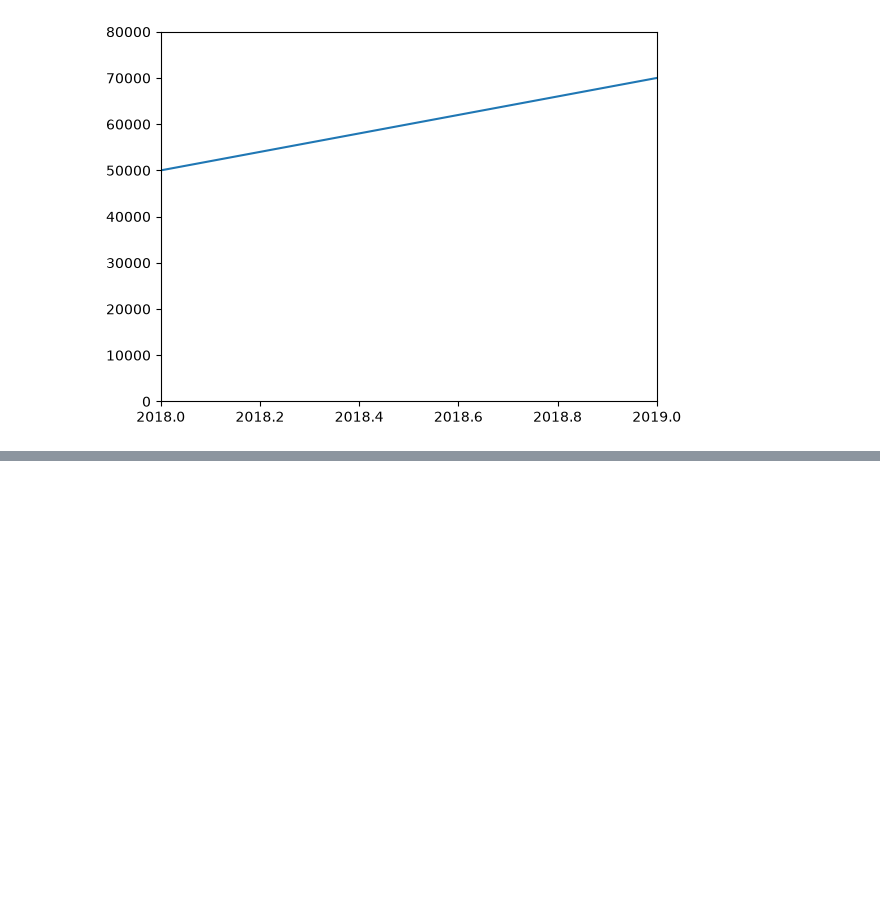
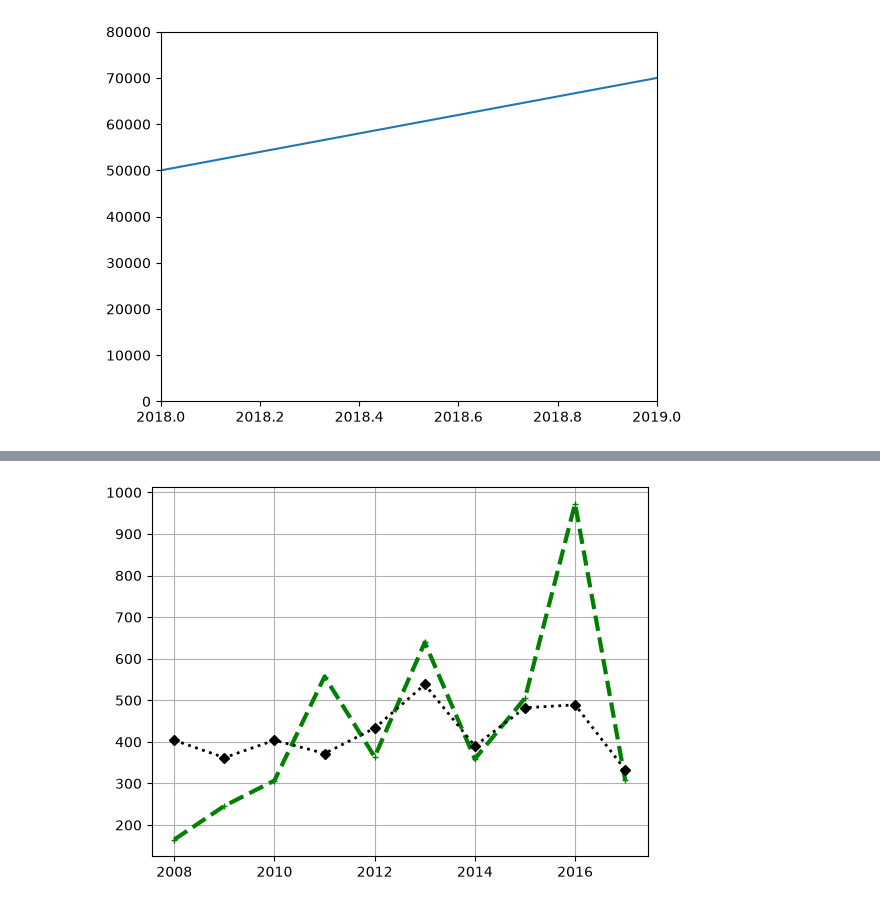
Before and after one commit to MahamFatima01713/Matplotlib_Mastery, a Jupyter notebook: Matplotlib.ipynb, the cells around one changed output, grey strips where cells are left out. Saved outputs shown, nothing was run; the diff lists cells and outputs as text; code cells hidden in the pictures; blank space fills up the shorter version.

Commit message:
Update Jupyter notebook with latest Matplotlib code

```diff
--- a/Matplotlib.ipynb
+++ b/Matplotlib.ipynb
@@ -139,3 +139,13 @@ plt.xlim(2018,2019)
 # %% [output]
 (2018.0, 2019.0)
 [figure]
+# %%
+import numpy as np
+import pandas as pd
+import matplotlib.pyplot as plt
+import seaborn as sns
+batsman=pd.read_csv('sharma-kohli.csv')
+batsman
+plt.plot(batsman['index'], batsman['V Kohli'], color='green',linestyle='dashed',linewidth='3',marker='+',markersize='5',label='V Kohli')
+plt.plot(batsman['index'], batsman['RG Sharma'], color='black',linestyle='dotted',linewidth='2',marker='D',markersize='5',label=' RG Sharma')
+plt.legend(loc='right')
@@ -141,0 +155,6 @@ plt.xlim(2018,2019)
+# %%
+plt.plot(batsman['index'], batsman['V Kohli'], color='green',linestyle='dashed',linewidth='3',marker='+',markersize='5',label='V Kohli')
+plt.plot(batsman['index'], batsman['RG Sharma'], color='black',linestyle='dotted',linewidth='2',marker='D',markersize='5',label=' RG Sharma')
+plt.grid() #Makes the grid lines
+# %% [output]
+[figure, added]
```
Also changed, not shown: parts of 7 cells of this notebook.
